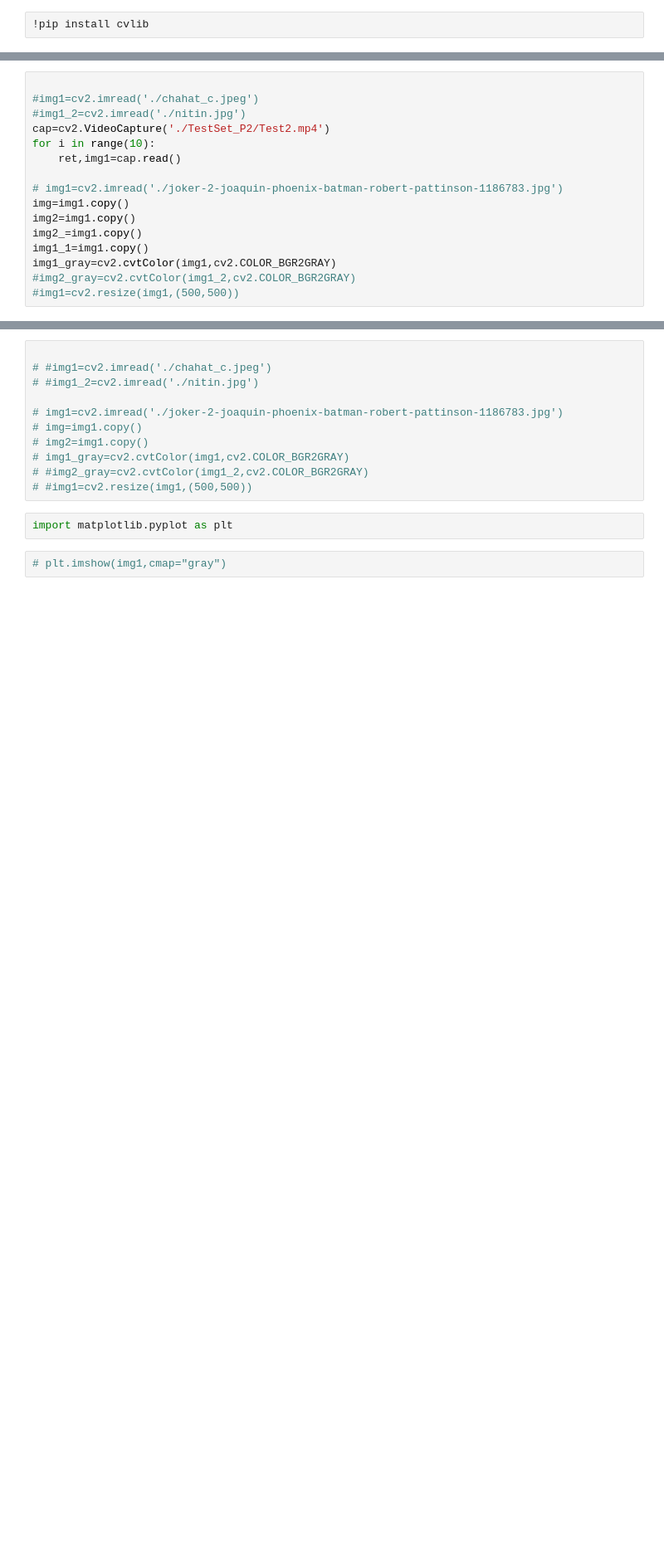
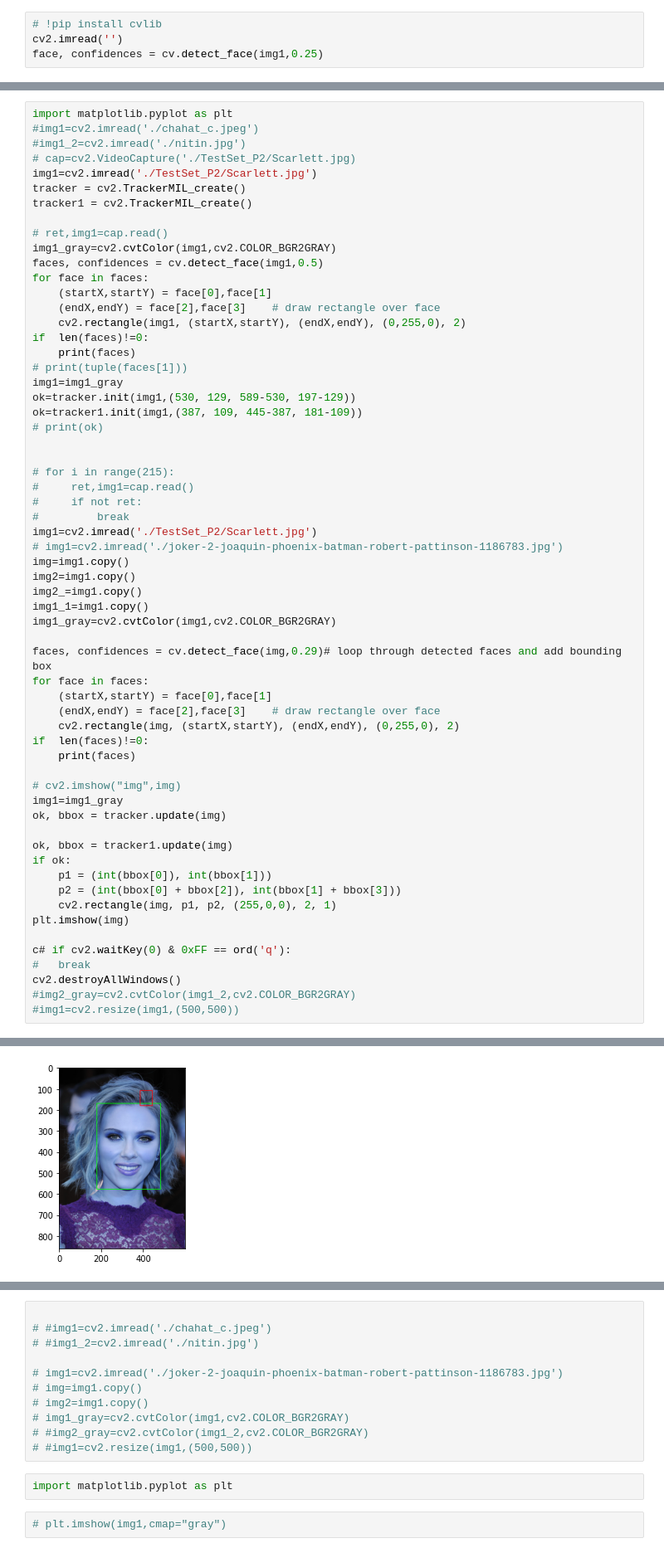
Before and after one commit to abhilash1998/FaceSwap, a Jupyter notebook: Delunay_wrapper_cvlib.ipynb, the cells around one changed output, grey strips where cells are left out. Shown at 83% size. Cells and saved outputs as stored; diff of their text form; blank space fills up the shorter version.

```diff
--- a/Delunay_wrapper_cvlib.ipynb
+++ b/Delunay_wrapper_cvlib.ipynb
@@ -34,3 +15,5 @@ libtensorflow 2.8.0 https://github.com/Homebrew/homebrew-core/pull/96796
 # %%
-!pip install cvlib
+# !pip install cvlib
+cv2.imread('')
+face, confidences = cv.detect_face(img1,0.25)
 # %% [output]
@@ -54,16 +27,62 @@ You should consider upgrading via the '/Users/abhilash/tensorflow/bin/python3 -m
 # %%
-
+import matplotlib.pyplot as plt
 #img1=cv2.imread('./chahat_c.jpeg')
 #img1_2=cv2.imread('./nitin.jpg')
-cap=cv2.VideoCapture('./TestSet_P2/Test2.mp4')
-for i in range(10):
-    ret,img1=cap.read()
+# cap=cv2.VideoCapture('./TestSet_P2/Scarlett.jpg)
+img1=cv2.imread('./TestSet_P2/Scarlett.jpg')
+tracker = cv2.TrackerMIL_create()
+tracker1 = cv2.TrackerMIL_create()
 
+# ret,img1=cap.read()
+img1_gray=cv2.cvtColor(img1,cv2.COLOR_BGR2GRAY)
+faces, confidences = cv.detect_face(img1,0.5)
+for face in faces:
+    (startX,startY) = face[0],face[1]
+    (endX,endY) = face[2],face[3]    # draw rectangle over face
+    cv2.rectangle(img1, (startX,startY), (endX,endY), (0,255,0), 2)
+if  len(faces)!=0:
+    print(faces)
+# print(tuple(faces[1]))
+img1=img1_gray
+ok=tracker.init(img1,(530, 129, 589-530, 197-129))
+ok=tracker1.init(img1,(387, 109, 445-387, 181-109))
+# print(ok)
+
+
+# for i in range(215):
+#     ret,img1=cap.read()
+#     if not ret:
+#         break
+img1=cv2.imread('./TestSet_P2/Scarlett.jpg')
 # img1=cv2.imread('./joker-2-joaquin-phoenix-batman-robert-pattinson-1186783.jpg')
 img=img1.copy()
 img2=img1.copy()
 img2_=img1.copy()
 img1_1=img1.copy()
 img1_gray=cv2.cvtColor(img1,cv2.COLOR_BGR2GRAY)
+
+faces, confidences = cv.detect_face(img,0.29)# loop through detected faces and add bounding box
+for face in faces:
+    (startX,startY) = face[0],face[1]
+    (endX,endY) = face[2],face[3]    # draw rectangle over face
+    cv2.rectangle(img, (startX,startY), (endX,endY), (0,255,0), 2)
+if  len(faces)!=0:
+    print(faces)
+
+# cv2.imshow("img",img)
+img1=img1_gray
+ok, bbox = tracker.update(img)
+
+ok, bbox = tracker1.update(img)
+if ok:
+    p1 = (int(bbox[0]), int(bbox[1]))
+    p2 = (int(bbox[0] + bbox[2]), int(bbox[1] + bbox[3]))
+    cv2.rectangle(img, p1, p2, (255,0,0), 2, 1)
+plt.imshow(img)
+
+c# if cv2.waitKey(0) & 0xFF == ord('q'):
+#   break
+cv2.destroyAllWindows()
 #img2_gray=cv2.cvtColor(img1_2,cv2.COLOR_BGR2GRAY)
 #img1=cv2.resize(img1,(500,500))
+# %% [output]
@@ -70 +92,2 @@ img1_gray=cv2.cvtColor(img1,cv2.COLOR_BGR2GRAY)
+[figure, added]
 # %%
```
Also changed, not shown: parts of 7 cells of this notebook, 13 other files.
